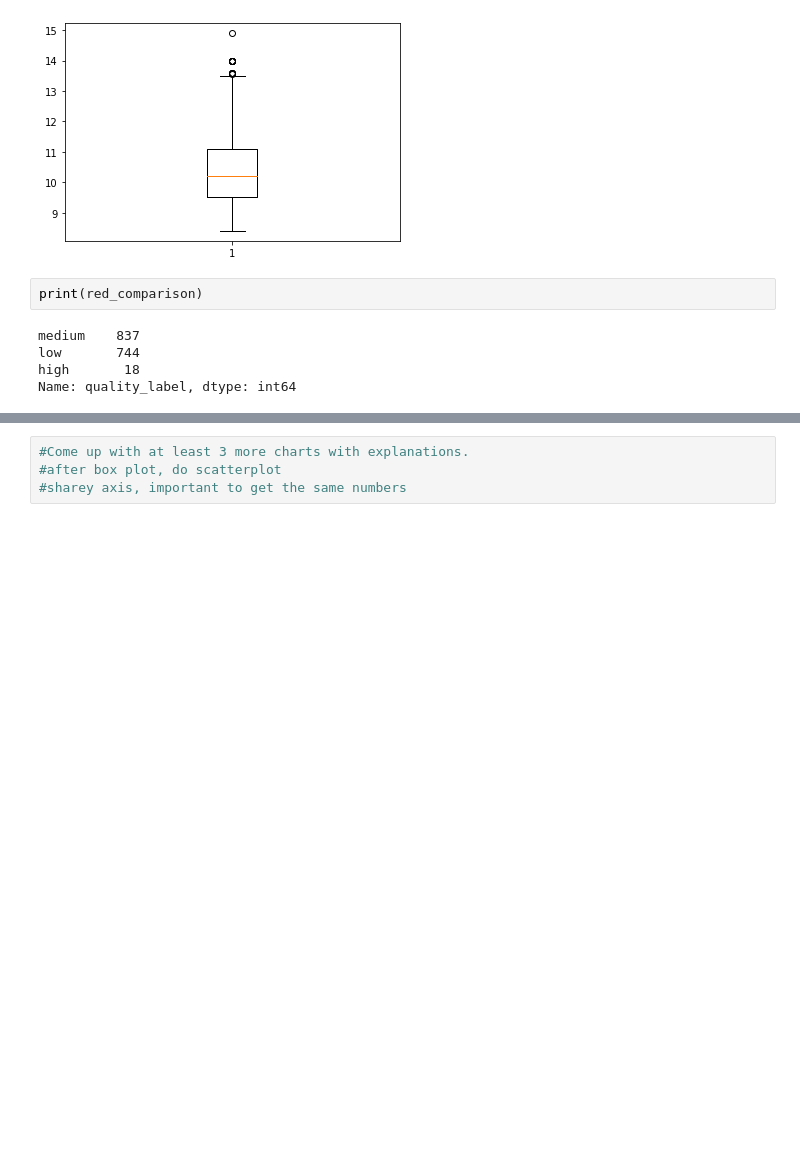
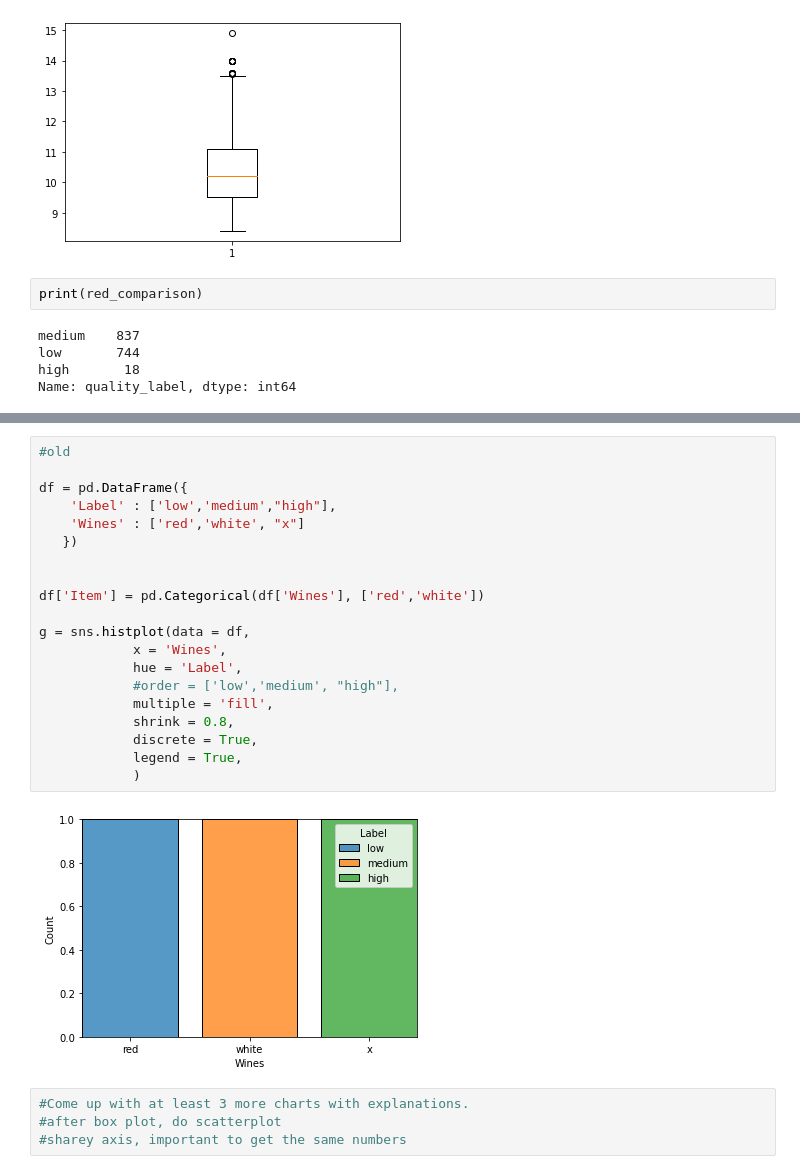
Before and after one commit to movifu1982/EDA---Wine-Project, a Jupyter notebook: EDA.ipynb, the cells around one changed output, grey strips where cells are left out. Drawn from its saved outputs; the diff is of its cells as text; blank space fills up the shorter version.

```diff
--- a/EDA.ipynb
+++ b/EDA.ipynb
@@ -215,3 +223,25 @@ TypeError: unhashable type: 'numpy.ndarray'
+# %%
+#old
+
+df = pd.DataFrame({
+    'Label' : ['low','medium',"high"],
+    'Wines' : ['red','white', "x"]
+   })
+
+
+df['Item'] = pd.Categorical(df['Wines'], ['red','white'])
+
+g = sns.histplot(data = df,
+            x = 'Wines',
+            hue = 'Label',
+            #order = ['low','medium', "high"],
+            multiple = 'fill',
+            shrink = 0.8,
+            discrete = True,
+            legend = True,
+            )
+# %% [output]
+[figure, added]
 # %%
 #Come up with at least 3 more charts with explanations.
 #after box plot, do scatterplot
```
Also changed, not shown: parts of 3 cells of this notebook.
